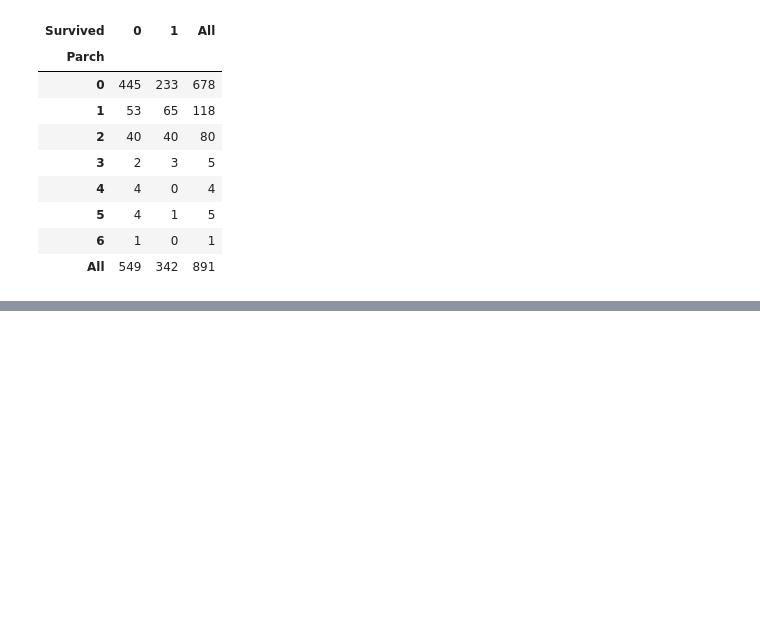
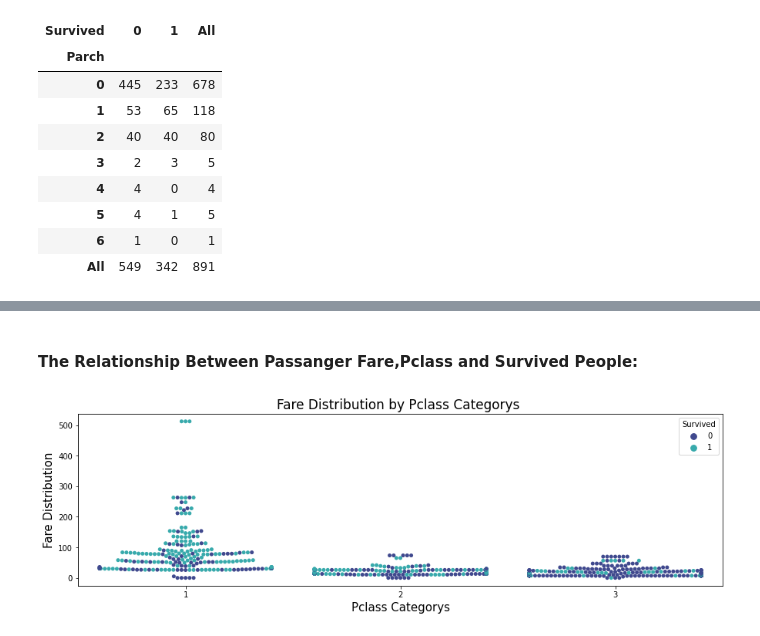
Before and after one commit to ElifKarakutukDinc/Titanic-EDA, a Jupyter notebook: EDA.ipynb, the cells around one changed output, grey strips where cells are left out. Saved outputs shown, nothing was run; the diff lists cells and outputs as text; code cells hidden in the pictures; blank space fills up the shorter version.

```diff
--- a/EDA.ipynb
+++ b/EDA.ipynb
@@ -532,0 +515,18 @@ pd.crosstab(df_train.Parch,df_train.Survived,margins=True).style.background_grad
+# %% [markdown]
+#### The Relationship Between Passanger Fare,Pclass and Survived People:
+# %%
+#Seting the figure size
+plt.figure(figsize=(15,10))
+
+plt.subplot(2,1,2)
+sns.swarmplot(x='Pclass',y="Fare",data=df_train,
+              hue="Survived", palette="mako" )
+plt.ylabel("Fare Distribution", fontsize=15)
+plt.xlabel("Pclass Categorys", fontsize=15)
+plt.title("Fare Distribution by Pclass Categorys ", fontsize=17)
+
+plt.subplots_adjust(hspace = 0.5, top = 0.9)
+
+plt.show()
+# %% [output]
+[figure, added]
```
Also changed, not shown: parts of 21 cells of this notebook.
